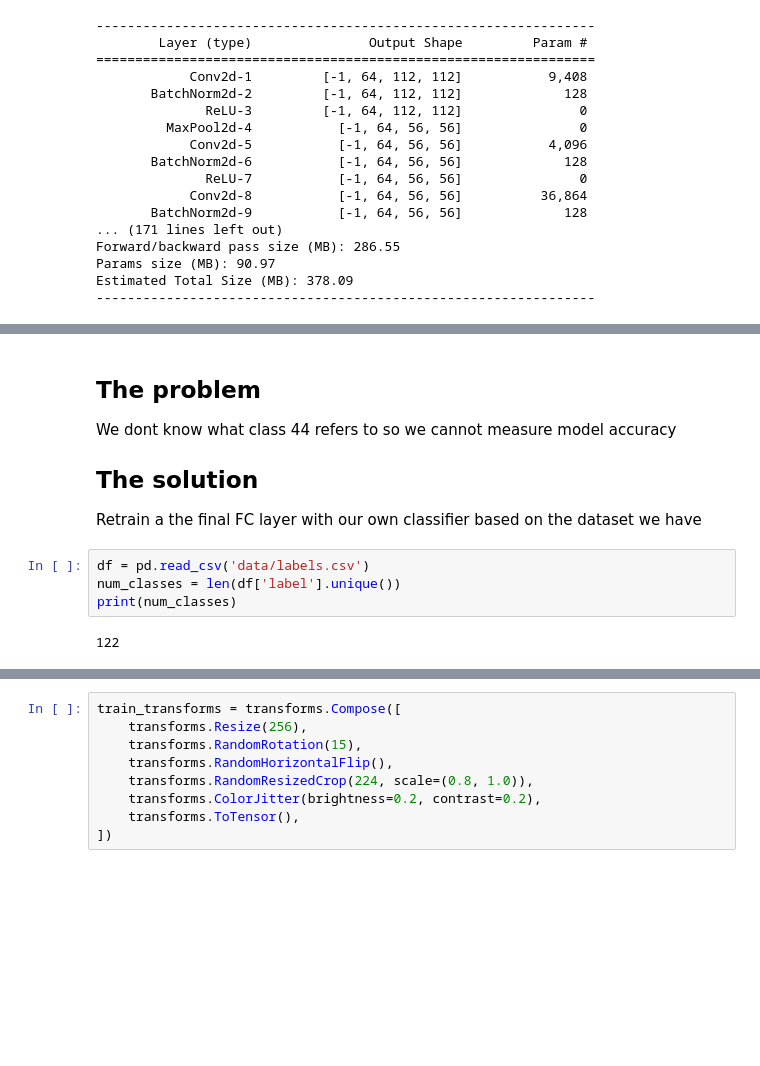
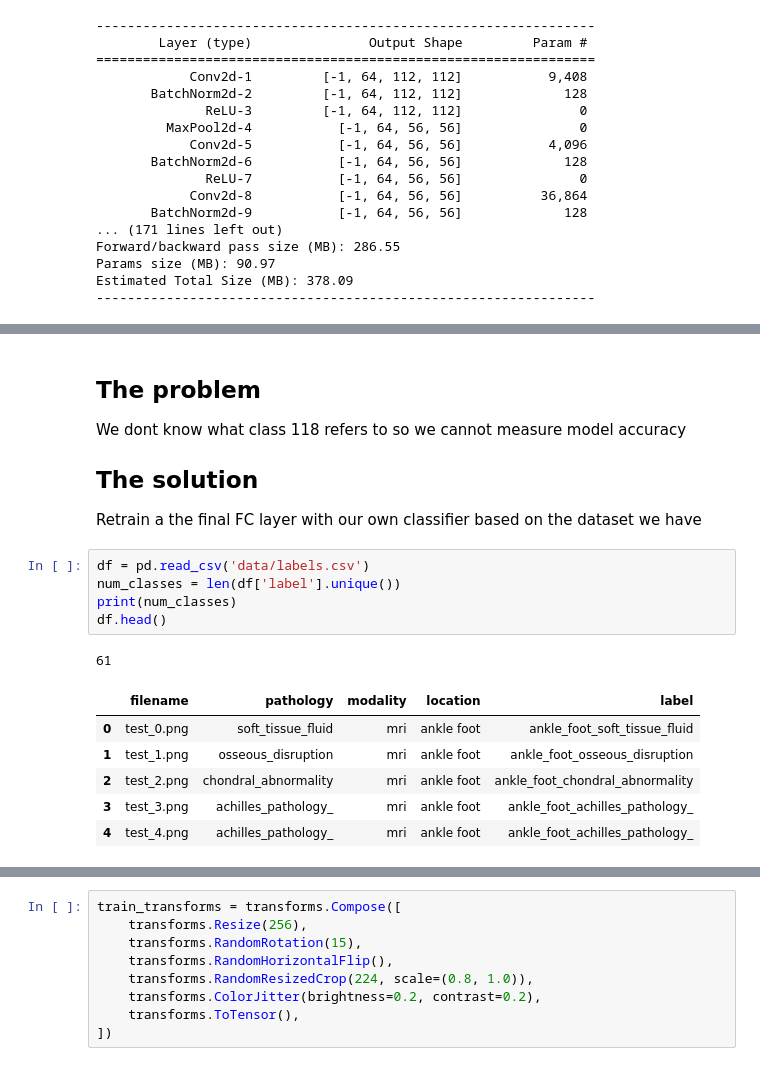
Before and after one commit to eoconn25/CS6423_knowledge_distillation_project, a Jupyter notebook: radimage_model_download.ipynb, the cells around one changed output, grey strips where cells are left out. Saved outputs shown, nothing was run; the diff lists cells and outputs as text; blank space fills up the shorter version.

```diff
--- a/radimage_model_download.ipynb
+++ b/radimage_model_download.ipynb
@@ -179,15 +181,22 @@ Predicted:    44 with confidence 0.5131
 # %% [markdown]
 ## The problem
-We dont know what class 44 refers to so we cannot measure model accuracy
+We dont know what class 118 refers to so we cannot measure model accuracy
 
 ## The solution
 Retrain a the final FC layer with our own classifier based on the dataset we have
 # %%
 df = pd.read_csv('data/labels.csv')
 num_classes = len(df['label'].unique())
 print(num_classes)
+df.head()
 # %% [output]
-122
+61
+|  | filename | pathology | modality | location | label |
+| 0 | test_0.png | soft_tissue_fluid | mri | ankle foot | ankle_foot_soft_tissue_fluid |
+| 1 | test_1.png | osseous_disruption | mri | ankle foot | ankle_foot_osseous_disruption |
+| 2 | test_2.png | chondral_abnormality | mri | ankle foot | ankle_foot_chondral_abnormality |
+| 3 | test_3.png | achilles_pathology_ | mri | ankle foot | ankle_foot_achilles_pathology_ |
+| 4 | test_4.png | achilles_pathology_ | mri | ankle foot | ankle_foot_achilles_pathology_ |
 # %%
 label_counts = df['label'].value_counts()
 label_counts.plot(kind='bar', title='Class Distribution in Dataset')
```
Also changed, not shown: parts of 7 cells of this notebook, 5 other files.
